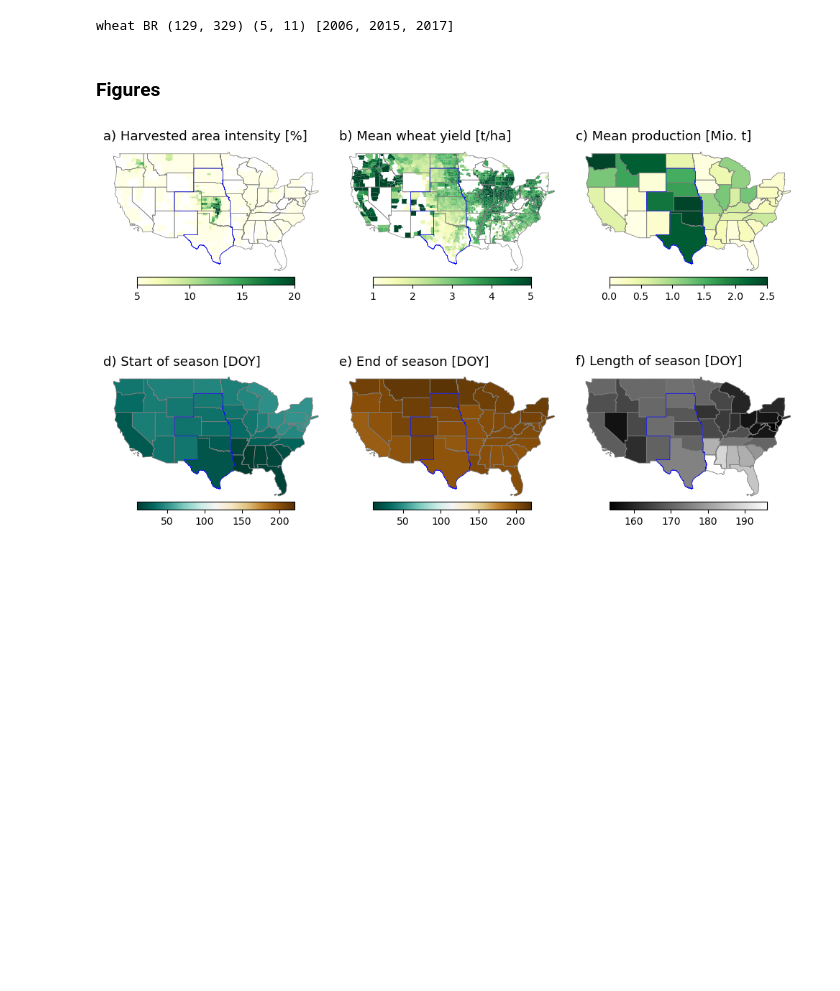
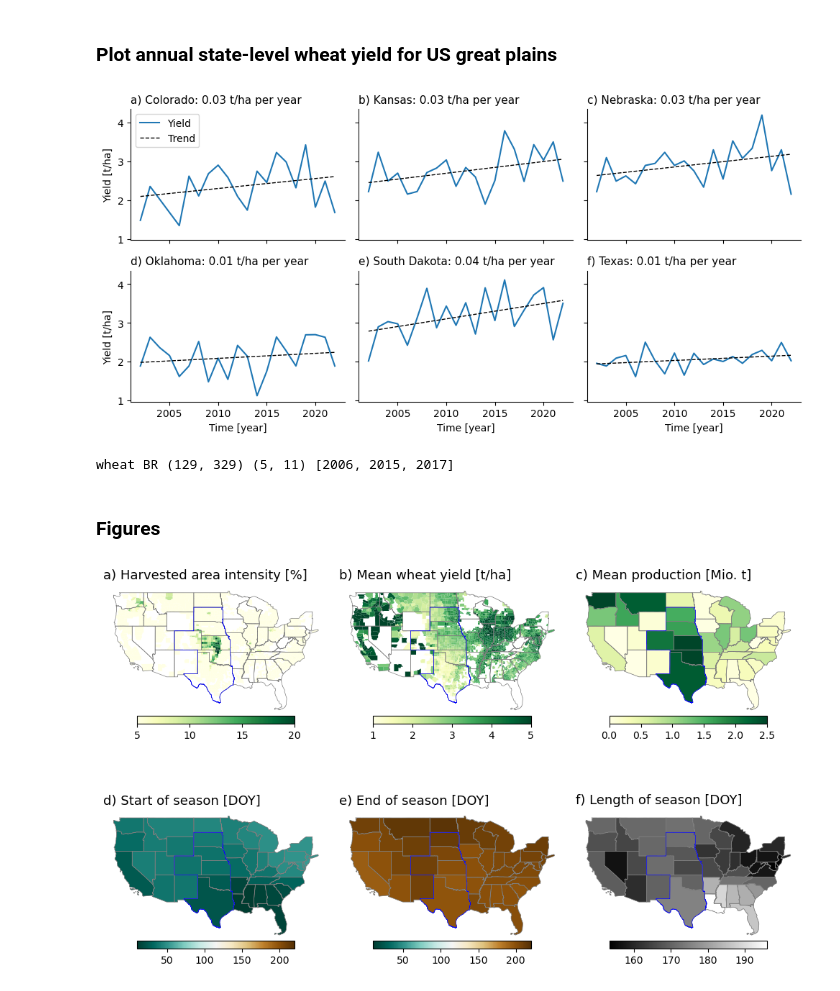
Before and after one commit to ellaampy/seasonal-yield-forecast, a Jupyter notebook: data_preparation/figures.ipynb, the cells around one changed output. Drawn from its saved outputs; the diff is of its cells as text; code cells hidden in the pictures; blank space fills up the shorter version.

Commit message:
update figure and readme on us wheat yield trend

```diff
--- a/data_preparation/figures.ipynb
+++ b/data_preparation/figures.ipynb
@@ -7,5 +7,53 @@ from matplotlib import pyplot as plt
 
 %load_ext autoreload
 %autoreload 2
+# %% [markdown]
+### Plot annual state-level wheat yield for US great plains
+# %%
+yield_path = "../data/CY-Bench/US/wheat/yield_wheat_US.csv"
+great_plains = {'08': 'Colorado', '20': 'Kansas', '31': 'Nebraska', '40': 'Oklahoma', '46': 'South Dakota', '48': 'Texas'}
+
+# Filter study region
+yield_df = pd.read_csv(yield_path, usecols=["adm_id", "harvest_year", "yield", "harvest_area"])
+yield_df = yield_df.assign(state=lambda x: x["adm_id"].str.split("-").str[1])
+yield_df = (yield_df
+            .loc[(yield_df["state"].isin(great_plains.keys())) & (yield_df["harvest_year"].between(2002, 2022))]
+            .assign(state=lambda x: x["adm_id"].str.split("-").str[1].map(great_plains))
+            .reset_index(drop=True))
+
+# Calculate state yield as weighted average from counties
+yield_df["weighted_yield"] = yield_df.apply(lambda x: x["yield"] * x["harvest_area"], axis=1)
+yield_by_state = yield_df.groupby(["state", "harvest_year"]).apply(lambda x: x["weighted_yield"].sum() / x["harvest_area"].sum()).reset_index(name="yield")
+yield_df = yield_df.drop(columns=["weighted_yield"])
+
+
+# Create figure
+fig, axs = plt.subplots(2, 3, sharex=True, sharey=True, figsize=(10, 5))
+axs = axs.ravel()
+indizes = ["a)", "b)", "c)", "d)", "e)", "f)"]
+
+for i, (ax, state) in enumerate(zip(axs, yield_by_state.state.unique())):
+    current_state = yield_by_state.loc[yield_by_state["state"] == state]
+    ax.plot(current_state["harvest_year"], current_state["yield"], label="Yield")
+    slope, bias = np.polyfit(current_state["harvest_year"], current_state["yield"], 1)
+    ax.plot(current_state["harvest_year"], slope * current_state["harvest_year"] + bias, color="black", linewidth=1, linestyle='--', label="Trend")
+    ax.set_title("{} {}: {} t/ha per year".format(indizes[i], state, np.round(slope, 2)), loc="left", size=11)
+    ax.set_ylabel("Yield [t/ha]")
+    if i not in [0, 3]:
+        ax.set_ylabel("")
+
+    ax.set_xlabel("Time [year]")
+    if i not in [3, 4, 5]:
+        ax.set_xlabel("")
+
+    ax.spines[['right', 'top']].set_visible(False)
+    if i == 0:
+        ax.legend()
+
+plt.tight_layout()
+plt.savefig("yield_trend_US_wheat.png")
+plt.show()
+# %% [output]
+[figure, added]
 # %%
 # USER INPUTS
```
Also changed, not shown: parts of 1 cell of this notebook, 3 other files.
